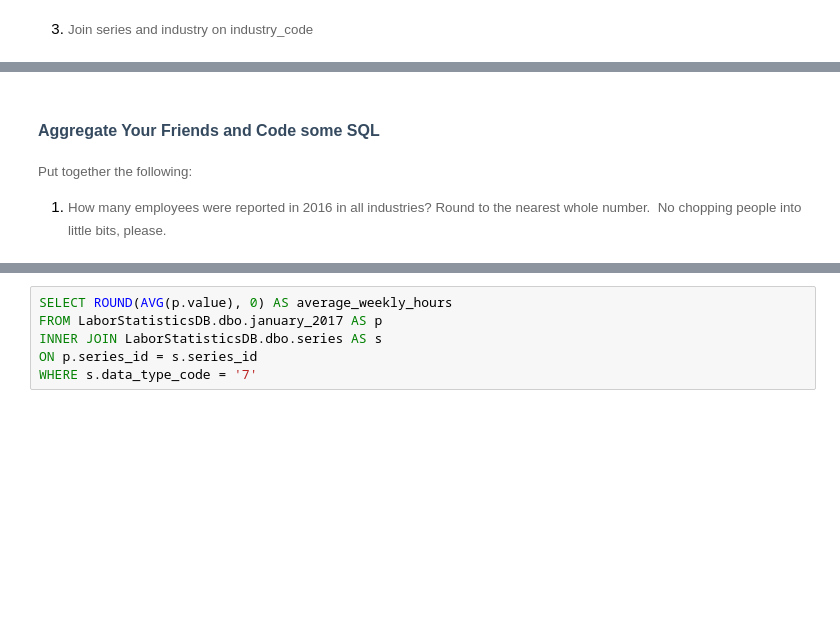
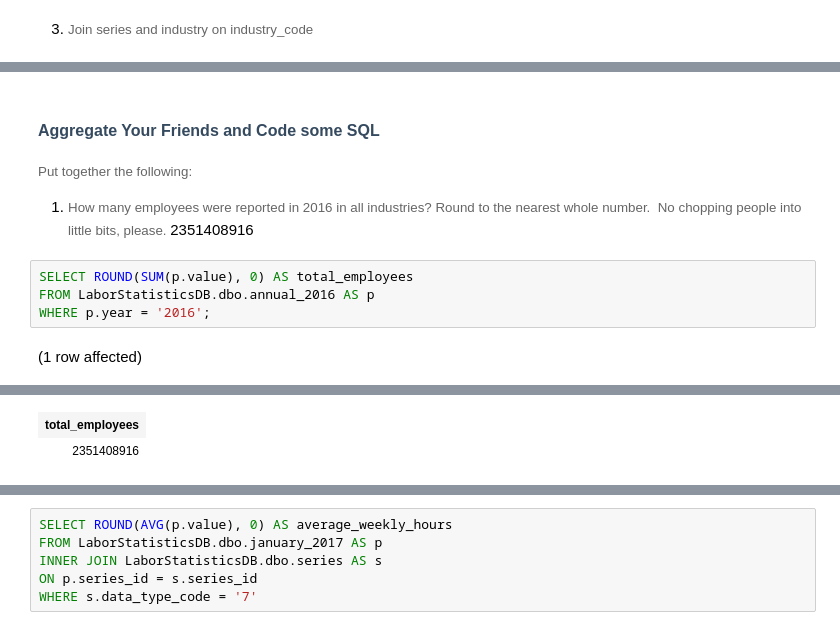
Before and after one commit to ams048/Assignment3_9to5, a Jupyter notebook: AMS_9to5.ipynb, the cells around one changed output, grey strips where cells are left out. Cells and saved outputs as stored; diff of their text form; blank space fills up the shorter version.

```diff
--- a/AMS_9to5.ipynb
+++ b/AMS_9to5.ipynb
@@ -271,4 +296,10 @@ Total execution time: 00:00:00.052
 
 <span style="font-size: 10pt; font-family: Arvo, serif; color: rgb(102, 102, 102); background-color: rgb(255, 255, 255); font-variant-numeric: normal; font-variant-east-asian: normal; vertical-align: baseline; white-space: pre-wrap;">Put together the following:</span>
 
-1. <span style="background-color: rgb(255, 255, 255); font-size: 10pt; white-space: pre-wrap; color: rgb(102, 102, 102); font-family: Arvo, serif;">How many employees were reported in 2016 in all industries? Round to the nearest whole number.&nbsp; No chopping people into little bits, please.</span>
+1. <span style="background-color: rgb(255, 255, 255); font-size: 10pt; white-space: pre-wrap; color: rgb(102, 102, 102); font-family: Arvo, serif;">How many employees were reported in 2016 in all industries? Round to the nearest whole number.&nbsp; No chopping people into little bits, please. </span> <span style="font-size: 13.3333px; white-space: pre-wrap;">2351408916</span>
+# %%
+SELECT ROUND(SUM(p.value), 0) AS total_employees
+FROM LaborStatisticsDB.dbo.annual_2016 AS p
+WHERE p.year = '2016';
+# %% [output]
+(1 row affected)
@@ -275 +307,3 @@ Total execution time: 00:00:00.052
+| total_employees |
+| 2351408916 |
 # %%
```
Also changed, not shown: parts of 22 cells of this notebook.
